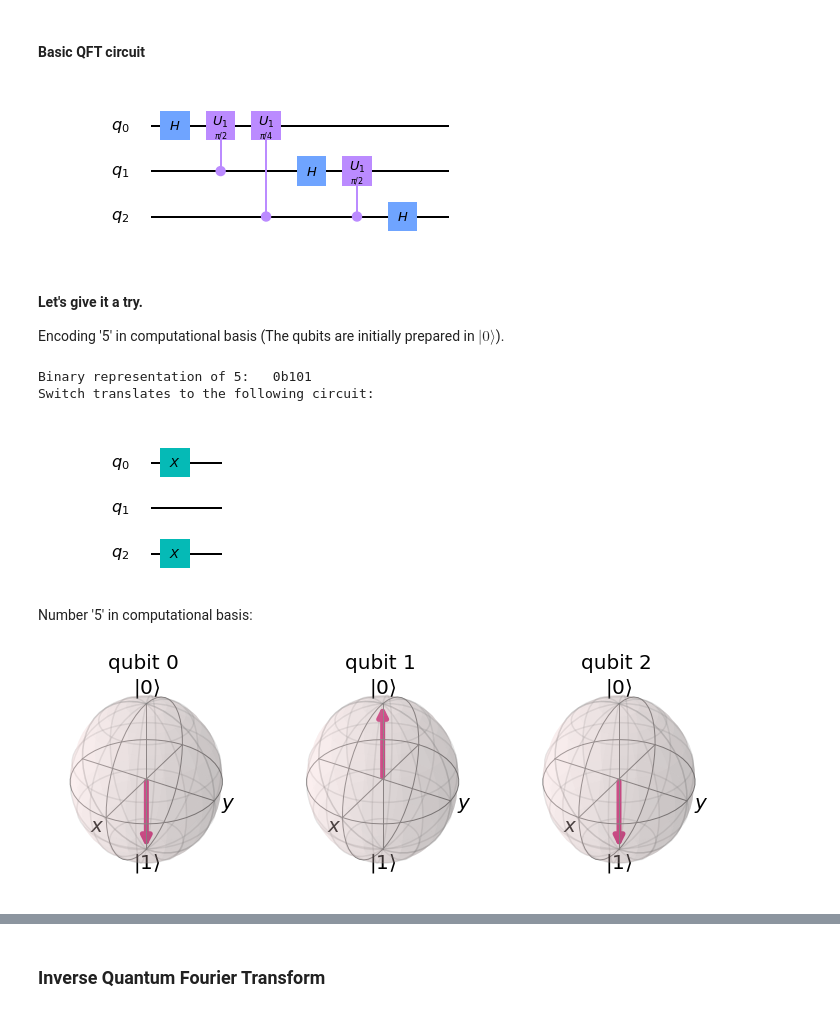
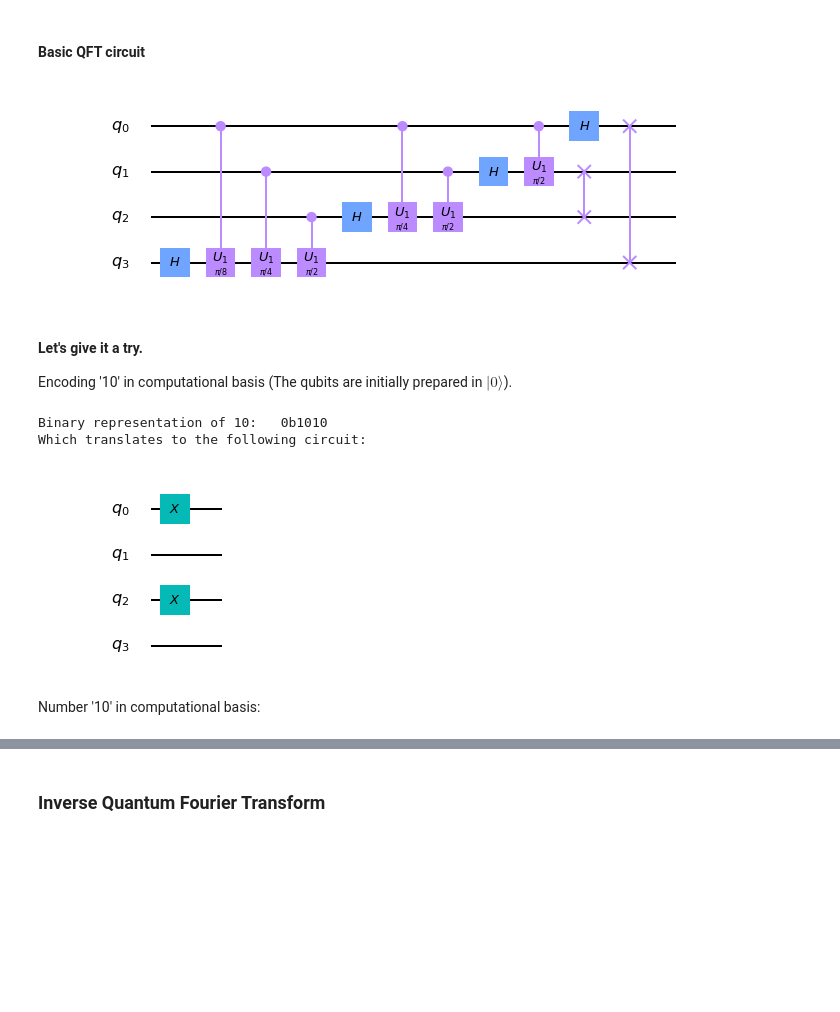
Before and after one commit to asakhnenko/EntangledSolutions, a Jupyter notebook: quantum_fourier_transform_qiskit.ipynb, the cells around one changed output, grey strips where cells are left out. Drawn from its saved outputs; the diff is of its cells as text; code cells hidden in the pictures; blank space fills up the shorter version.

Commit message:
More qubits, corrected QFT

```diff
--- a/quantum_fourier_transform_qiskit.ipynb
+++ b/quantum_fourier_transform_qiskit.ipynb
@@ -63,30 +62,33 @@ $$\lvert j \rangle = \frac{1}{\sqrt{2^n}}
 # %%
 def addQFTCircuit(circuit, n_qubits):
     """ Add QFT gates to existing circuit """
-    for current_qubit in range(n_qubits):
+
+    for current_qubit in range(n_qubits - 1, -1, -1):
         circuit.h(current_qubit)
-        for control_qubit in range(current_qubit + 1, n_qubits):
-            circuit.cu1(np.pi / 2 ** (control_qubit - current_qubit), control_qubit, current_qubit)
+        for control_qubit in range(current_qubit):
+            circuit.cu1(np.pi / 2 ** (current_qubit - control_qubit), control_qubit, current_qubit)
+
+    swap_indecies = np.arange(0, n_qubits // 2)
+    circuit.swap(list(swap_indecies), list(n_qubits - 1 - swap_indecies))
+
     return circuit
 # %% [markdown]
 #### Basic QFT circuit
 # %%
-n_qubits = 3
+n_qubits = 4
 circuit = QuantumCircuit(n_qubits)
-
 circuit = addQFTCircuit(circuit, n_qubits)
 
 circuit.draw()
 # %% [output]
-[figure, old version]
+[figure, new version]
 # %% [markdown]
 #### Let's give it a try.
-Encoding '5' in computational basis (The qubits are initially prepared in $\lvert 0 \rangle$).
+Encoding '10' in computational basis (The qubits are initially prepared in $\lvert 0 \rangle$).
 # %%
-print("Binary representation of 5:   {}".format(bin(5)))
-print("Switch translates to the following circuit:")
+print("Binary representation of 10:   {}".format(bin(10)))
+print("Which translates to the following circuit:")
 
-n_qubits = 3
 circuit = QuantumCircuit(n_qubits)
 
 circuit.x(0)
@@ -94,15 +96,8 @@ circuit.x(2)
 
 circuit.draw()
 # %% [output]
-Binary representation of 5:   0b101
-Switch translates to the following circuit:
+Binary representation of 10:   0b1010
+Which translates to the following circuit:
-[figure, old version]
+[figure, new version]
 # %% [markdown]
-Number '5' in computational basis:
+Number '10' in computational basis:
-# %%
-# Running on a simulator
-backend = Aer.get_backend("statevector_simulator")
-statevector = execute(circuit, backend=backend).result().get_statevector()
-plot_bloch_multivector(statevector)
-# %% [output]
-[figure, removed]
```
Also changed, not shown: parts of 15 cells of this notebook.
